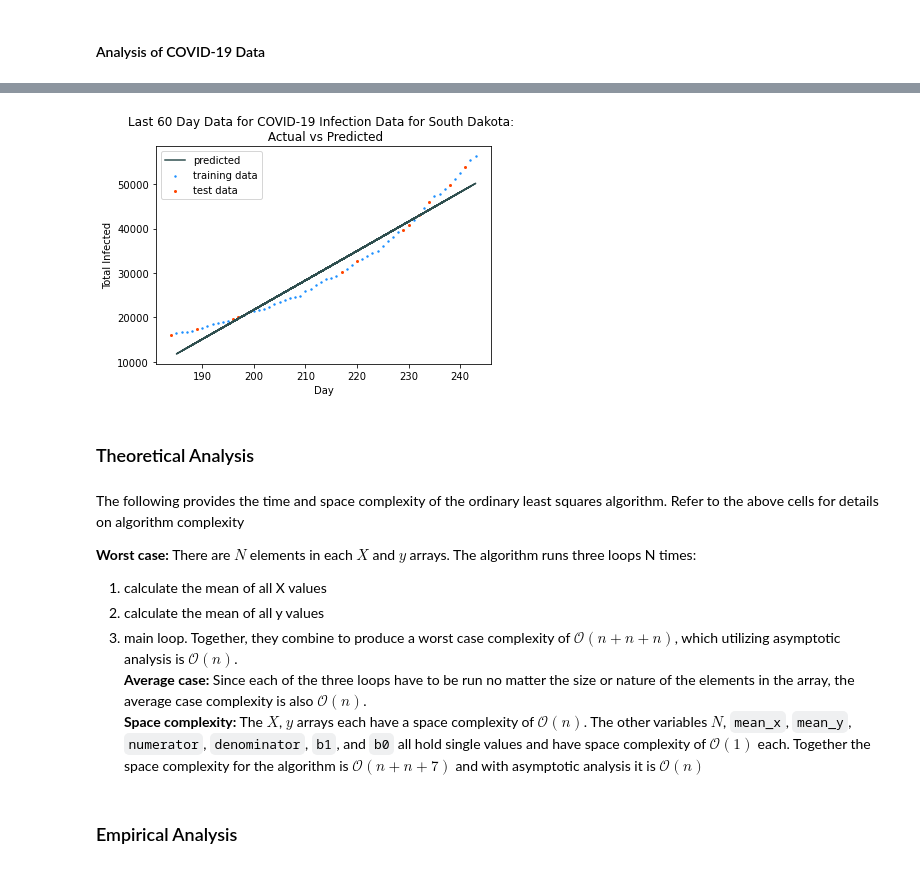
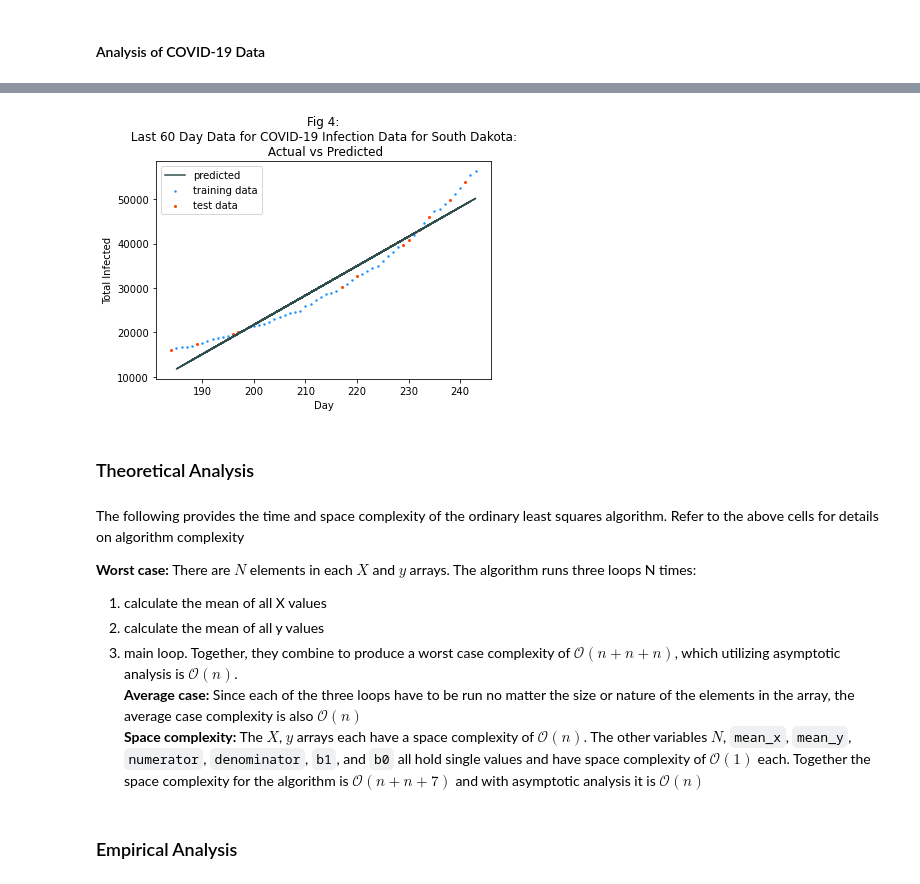
Before and after one commit to skasim/linear-regression, a Jupyter notebook: Kasim-ProjectFinal.ipynb, the cells around one changed output, grey strips where cells are left out. Saved outputs shown, nothing was run; the diff lists cells and outputs as text; code cells hidden in the pictures.

```diff
--- a/Kasim-ProjectFinal.ipynb
+++ b/Kasim-ProjectFinal.ipynb
@@ -313,9 +318,9 @@ $y=-110759.76141570318+662.4130694848332X$
 $RMSE$: 2682.1488755130717
 $R^2$: 0.9560958135850199
 # %%
-draw_demo_covid_graph(plt, X_train_nd, y_train_nd, X_test_nd, y_test_nd, y_pred_train_nd, 'Last 60 Day Data for COVID-19 Infection Data for South Dakota: \n Actual vs Predicted')
+draw_demo_covid_graph(plt, X_train_nd, y_train_nd, X_test_nd, y_test_nd, y_pred_train_nd, 'Fig 4:\n Last 60 Day Data for COVID-19 Infection Data for South Dakota: \n Actual vs Predicted')
 # %% [output]
-[figure, old version]
+[figure, new version]
 # %% [markdown]
 ### Theoretical Analysis
 # %% [markdown]
@@ -325,7 +330,7 @@ The following provides the time and space complexity of the ordinary least squar
   1) calculate the mean of all X values
   2) calculate the mean of all y values
   3) main loop. Together, they combine to produce a worst case complexity of $\mathcal{O}(n+n+n)$, which utilizing asymptotic analysis is $\mathcal{O}(n)$.
-**Average case:** Since each of the three loops have to be run no matter the size or nature of the elements in the array, the average case complexity is also $\mathcal{O}(n)$.
+**Average case:** Since each of the three loops have to be run no matter the size or nature of the elements in the array, the average case complexity is also $\mathcal{O}(n)$
 **Space complexity:** The $X$, $y$ arrays each have a space complexity of $\mathcal{O}(n)$. The other variables $N$, `mean_x`, `mean_y`, `numerator`, `denominator`, `b1`, and `b0` all hold single values and have space complexity of $\mathcal{O}(1)$ each. Together the space complexity for the algorithm is $\mathcal{O}(n+n+7)$ and with asymptotic analysis it is $\mathcal{O}(n)$
 # %% [markdown]
 ### Empirical Analysis
```
Also changed, not shown: parts of 13 cells of this notebook.
